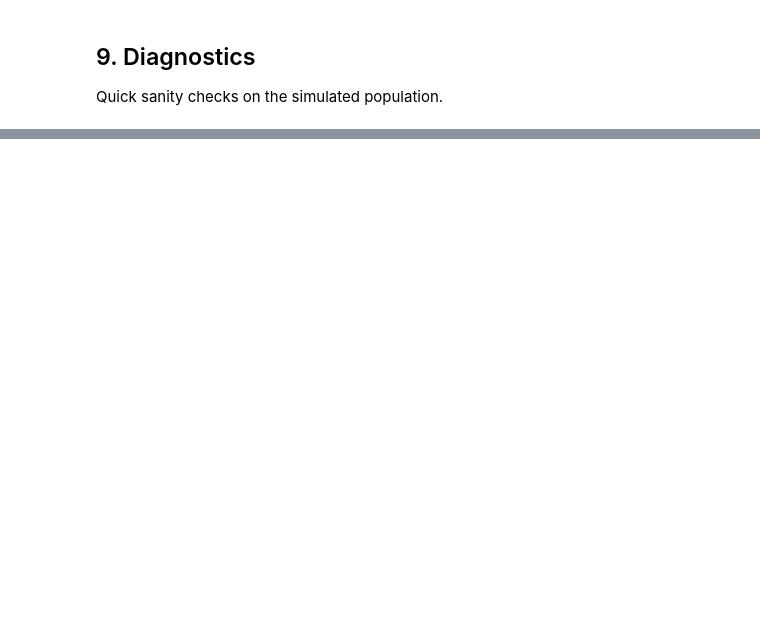
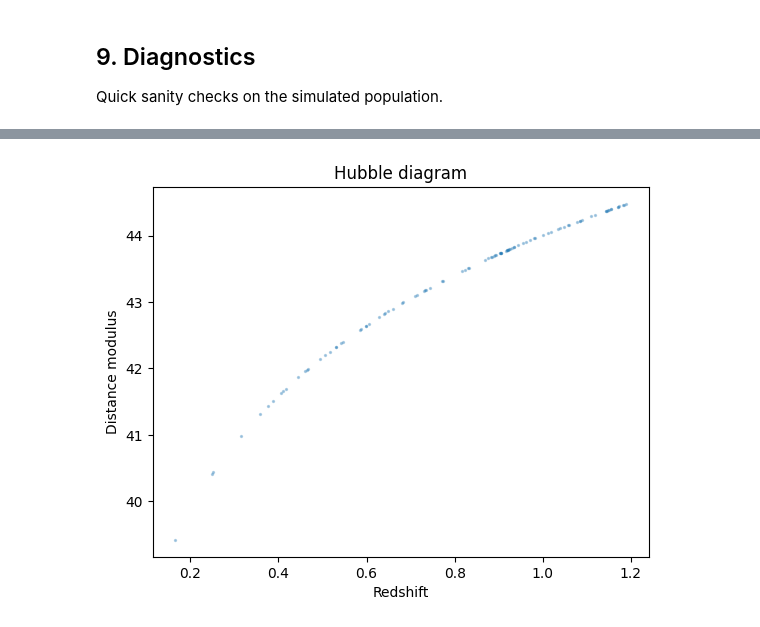
Before and after one commit to mi-dai/lightcurvelynx_sncollab, a Jupyter notebook: LSST_snia_sims.ipynb, the cells around one changed output, grey strips where cells are left out. Saved outputs shown, nothing was run; the diff lists cells and outputs as text; code cells hidden in the pictures; blank space fills up the shorter version.

```diff
--- a/LSST_snia_sims.ipynb
+++ b/LSST_snia_sims.ipynb
@@ -235,7 +287,9 @@ Quick sanity checks on the simulated population.
 # %%
-# TODO: Hubble diagram (distmod vs redshift)
-# fig, ax = plt.subplots()
-# ax.scatter(results["source.redshift"], results["x0_func.distmod"], s=2, alpha=0.3)
-# ax.set(xlabel="Redshift", ylabel="Distance modulus", title="Hubble diagram")
-# plt.show()
+# distmod vs redshift
+fig, ax = plt.subplots()
+ax.scatter(results["source_redshift"], results["x0_func_distmod"], s=2, alpha=0.3)
+ax.set(xlabel="Redshift", ylabel="Distance modulus", title="Hubble diagram")
+plt.show()
+# %% [output]
+[figure, added]
 # %%
```
Also changed, not shown: parts of 15 cells of this notebook.
